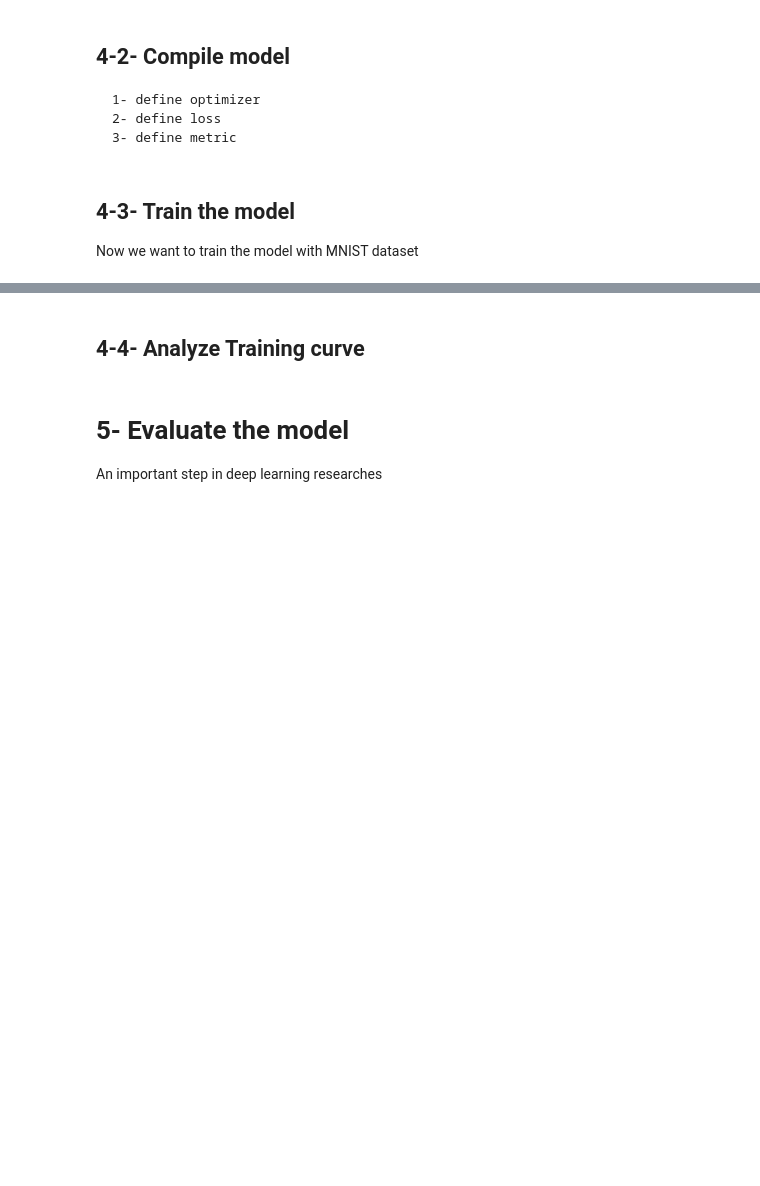
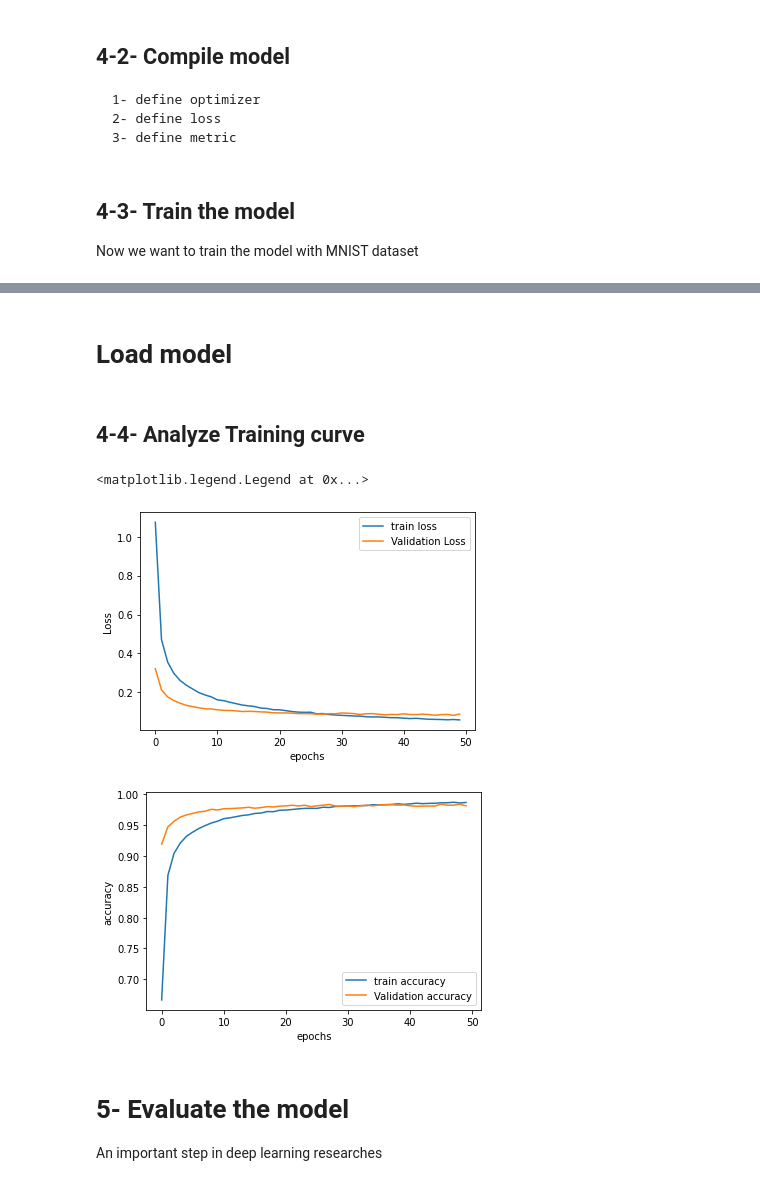
Before and after one commit to Navid-Ziaei/DeepLearningCourse, a Jupyter notebook: Week2/Session2.ipynb, the cells around one changed output, grey strips where cells are left out. Drawn from its saved outputs; the diff is of its cells as text; code cells hidden in the pictures; blank space fills up the shorter version.

```diff
--- a/Week2/Session2.ipynb
+++ b/Week2/Session2.ipynb
@@ -43,10 +120,30 @@ model = ...
     1- define optimizer
     2- define loss
     3- define metric
-# %%
-model.compile(
-    ...
-)
+# %%
+def scheduler(epoch, lr):
+    if epoch%5 == 0:
+        return lr*0.9
+    else:
+        return lr
+# %%
+model.compile(
+    optimizer = tf.keras.optimizers.Adam(learning_rate=0.0001),
+    loss = tf.keras.losses.CategoricalCrossentropy(),
+    metrics = tf.keras.metrics.
+)
+
+early_stop_callback = EarlyStopping(patience=5)
+model_check_point_callback = ModelCheckpoint("checkpoints", save_best_only=True)
+scheduler_callback = LearningRateScheduler(scheduler)
 # %% [markdown]
 ## 4-3- Train the model
 Now we want to train the model with MNIST dataset
+# %%
+
+h = model.fit(x= X_train,
+              y= Y_train,
+              batch_size = 100,
+              epochs = 50,
+              validation_split=0.2,
+              callbacks=[early_stop_callback, model_check_point_callback, scheduler_callback])
@@ -52,0 +171,2 @@ Now we want to train the model with MNIST dataset
+# %% [markdown]
+# Load model
@@ -53,5 +175,24 @@ Now we want to train the model with MNIST dataset
 # %% [markdown]
 ## 4-4- Analyze Training curve
+# %%
+h.history.keys()
+
+plt.plot(h.history['loss'])
+plt.plot(h.history['val_loss'])
+plt.xlabel("epochs")
+plt.ylabel("Loss")
+plt.legend(["train loss", "Validation Loss"])
+
+plt.figure()
+plt.plot(h.history['accuracy'])
+plt.plot(h.history['val_accuracy'])
+plt.xlabel("epochs")
+plt.ylabel("accuracy")
+plt.legend(["train accuracy", "Validation accuracy"])
+# %% [output]
+<matplotlib.legend.Legend at 0x...>
+[figure, added]
+[figure, added]
 # %% [markdown]
 # 5- **Evaluate** the model
 An important step in deep learning researches
```
Also changed, not shown: parts of 20 cells of this notebook, 7 other files.
